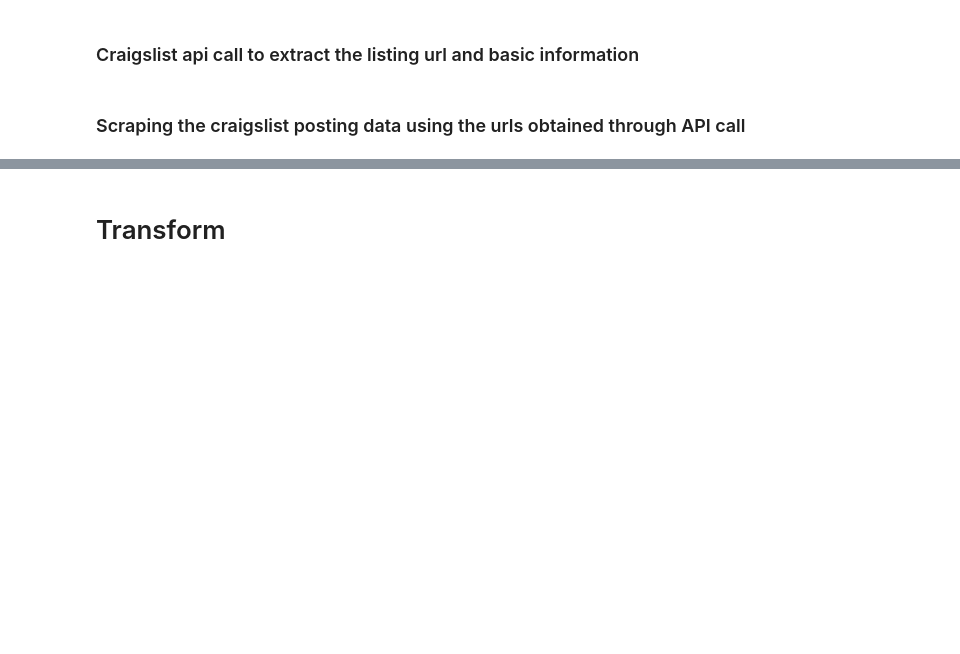
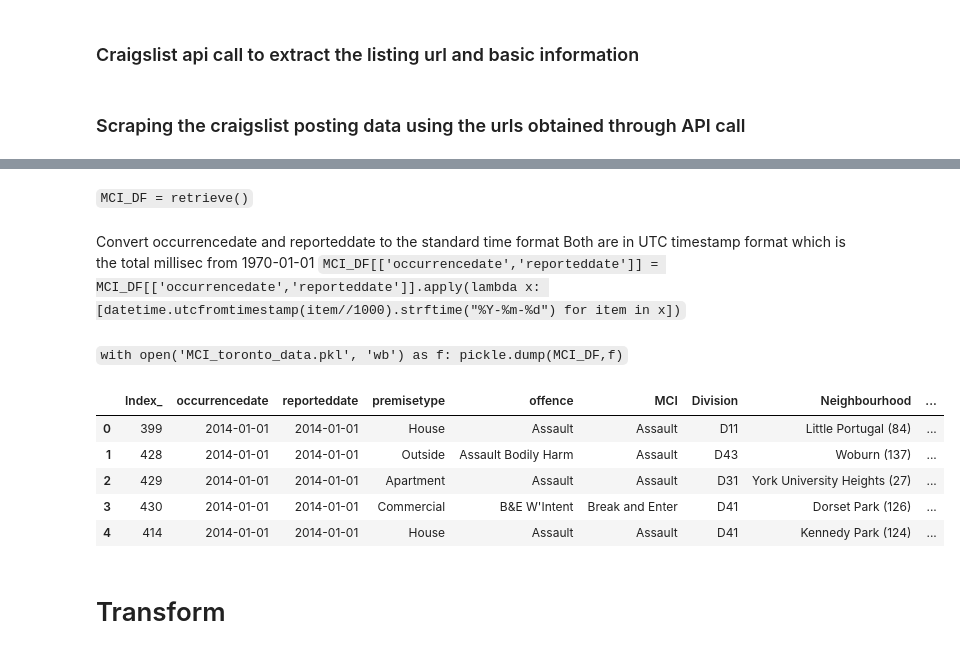
Before and after one commit to bnarath/Toronto_Rental_ETL_Project, a Jupyter notebook: craigslist_api_scraping_transform.ipynb, the cells around one changed output, grey strips where cells are left out. Cells and saved outputs as stored; diff of their text form; code cells hidden in the pictures; blank space fills up the shorter version.

Commit message:
Finished data retrieval from MCI API

```diff
--- a/craigslist_api_scraping_transform.ipynb
+++ b/craigslist_api_scraping_transform.ipynb
@@ -133,3 +180,24 @@ with open('craiglist_housing_enriched.pkl', 'rb') as f:
+# %% [markdown]
+``MCI_DF = retrieve()``
+# %% [markdown]
+Convert occurrencedate and reporteddate to the standard time format
+Both are in UTC timestamp format which is the total millisec from 1970-01-01
+``MCI_DF[['occurrencedate','reporteddate']] = MCI_DF[['occurrencedate','reporteddate']].apply(lambda x: [datetime.utcfromtimestamp(item//1000).strftime("%Y-%m-%d") for item in x])``
+# %% [markdown]
+``with open('MCI_toronto_data.pkl', 'wb') as f:
+    pickle.dump(MCI_DF,f)``
+# %%
+with open('MCI_toronto_data.pkl', 'rb') as f:
+    MCI_DF = pickle.load(f)
+# %%
+MCI_DF.head()
+# %% [output]
+|  | Index_ | occurrencedate | reporteddate | premisetype | offence | MCI | Division | Neighbourhood | ... |
+| 0 | 399 | 2014-01-01 | 2014-01-01 | House | Assault | Assault | D11 | Little Portugal (84) | ... |
+| 1 | 428 | 2014-01-01 | 2014-01-01 | Outside | Assault Bodily Harm | Assault | D43 | Woburn (137) | ... |
+| 2 | 429 | 2014-01-01 | 2014-01-01 | Apartment | Assault | Assault | D31 | York University Heights (27) | ... |
+| 3 | 430 | 2014-01-01 | 2014-01-01 | Commercial | B&E W'Intent | Break and Enter | D41 | Dorset Park (126) | ... |
+| 4 | 414 | 2014-01-01 | 2014-01-01 | House | Assault | Assault | D41 | Kennedy Park (124) | ... |
 # %% [markdown]
 # Transform
 # %% [markdown]
```
Also changed, not shown: parts of 8 cells of this notebook, 5 other files.
